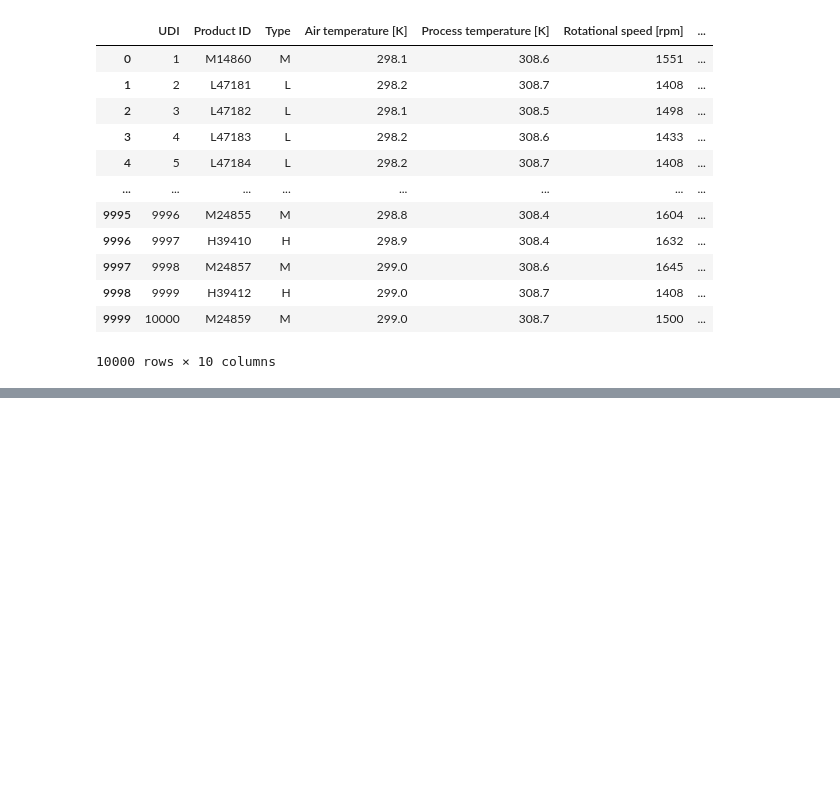
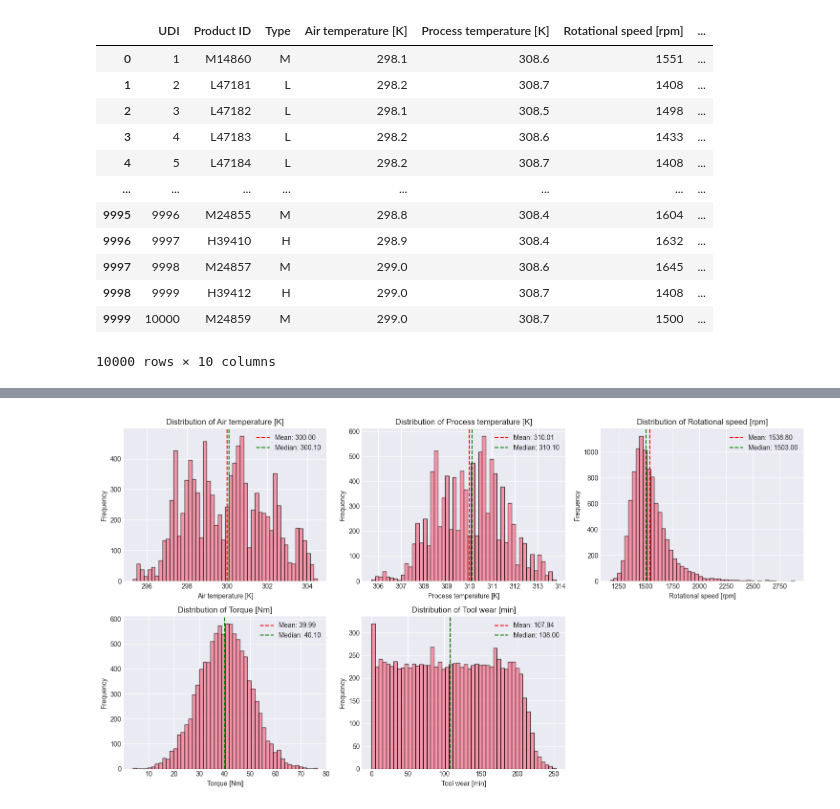
Before and after one commit to Hassan23121999/machine-failure-prediction, a Jupyter notebook: notebook/01_eda_analysis.ipynb, the cells around one changed output, grey strips where cells are left out. Cells and saved outputs as stored; diff of their text form; code cells hidden in the pictures; blank space fills up the shorter version.

```diff
--- a/notebook/01_eda_analysis.ipynb
+++ b/notebook/01_eda_analysis.ipynb
@@ -85,3 +160,12 @@ df
 | 9998 | 9999 | H39412 | H | 299.0 | 308.7 | 1408 | ... |
 | 9999 | 10000 | M24859 | M | 299.0 | 308.7 | 1500 | ... |
 10000 rows × 10 columns
+# %%
+df = df[~((df['Target'] == 1) & (df['Failure Type'] == 'No Failure'))]
+# %%
+# Numerical features
+numerical_features = ['Air temperature [K]', 'Process temperature [K]',
+                     'Rotational speed [rpm]', 'Torque [Nm]', 'Tool wear [min]']
+
+# Statistical summary
+df[numerical_features].describe()
@@ -87,0 +182,23 @@ df
+# %%
+# Distribution plots for numerical features
+fig, axes = plt.subplots(2, 3, figsize=(15, 8))
+axes = axes.ravel()
+
+for idx, col in enumerate(numerical_features):
+    axes[idx].hist(df[col], bins=50, edgecolor='black', alpha=0.7)
+    axes[idx].set_title(f'Distribution of {col}')
+    axes[idx].set_xlabel(col)
+    axes[idx].set_ylabel('Frequency')
+
+    # Add mean and median lines
+    axes[idx].axvline(df[col].mean(), color='red', linestyle='--',
+                     label=f'Mean: {df[col].mean():.2f}')
+    axes[idx].axvline(df[col].median(), color='green', linestyle='--',
+                     label=f'Median: {df[col].median():.2f}')
+    axes[idx].legend()
+
+axes[-1].axis('off')
+plt.tight_layout()
+plt.show()
+# %% [output]
+[figure, added]
```
Also changed, not shown: parts of 13 cells of this notebook.
